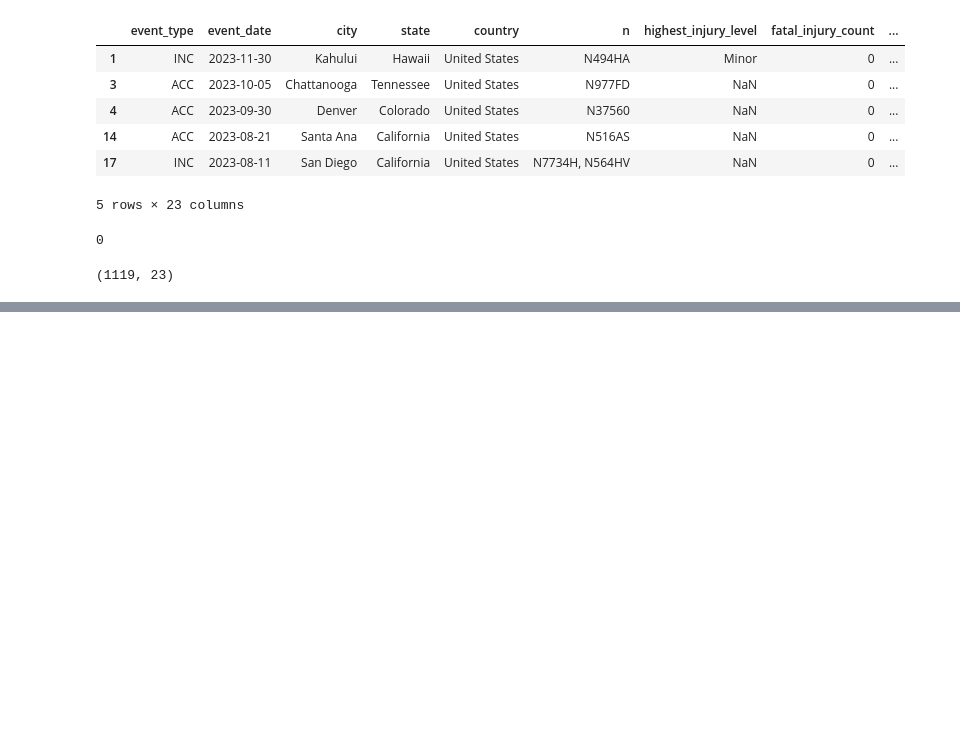
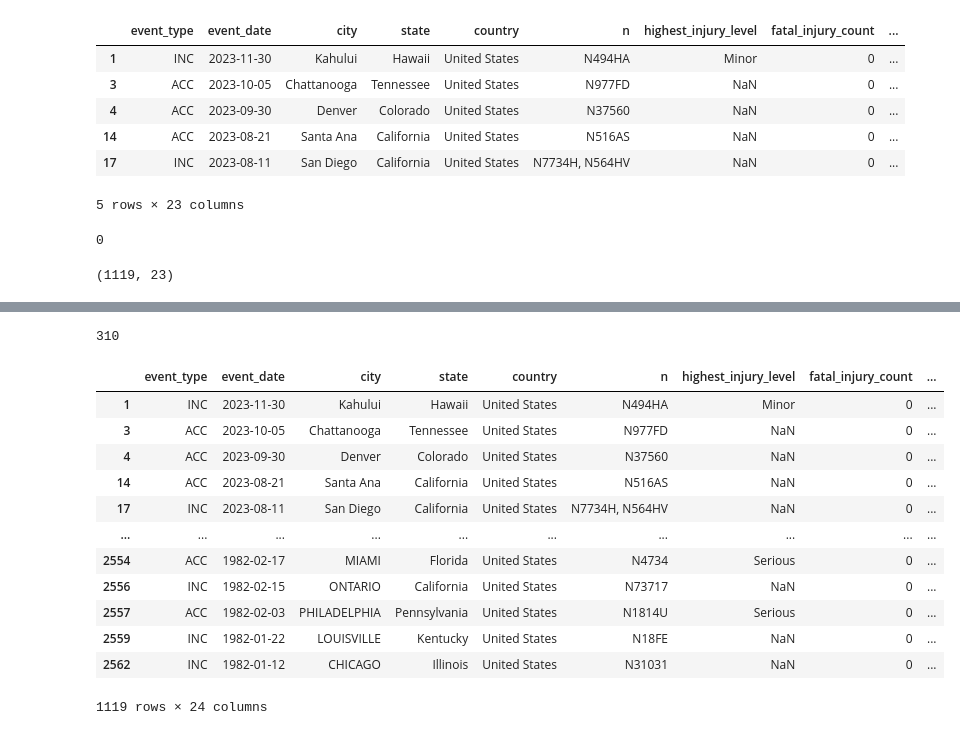
Before and after one commit to FragariaChemist/airline_safety, a Jupyter notebook: operator1_cleanup_hh.ipynb, the cells around one changed output, grey strips where cells are left out. Drawn from its saved outputs; the diff is of its cells as text; code cells hidden in the pictures; blank space fills up the shorter version.

Commit message:
modeling complete

```diff
--- a/operator1_cleanup_hh.ipynb
+++ b/operator1_cleanup_hh.ipynb
@@ -5,7 +5,7 @@ import matplotlib as plt
 
 import re
 # %%
-df = pd.read_csv('../data/aviation_data.csv')
+df = pd.read_csv('../airline_safety/data/aviation_data.csv')
 # %%
 df.head()
 # %% [output]
@@ -303,0 +326,3 @@ airline_filtered_df.shape
+# %%
+#separating damage, will only be using first damage listed
+airline_filtered_df[['aircraft_damage1', 'aircraft_damage2']] = airline_filtered_df['aircraft_damage'].str.split(',', n=1, expand=True)
@@ -303,0 +351,21 @@ airline_filtered_df.shape
+# %%
+airline_filtered_df['aircraft_damage1'].isnull().sum()
+# %% [output]
+310
+# %%
+#dropping aircraft_damage2 column (not needed for our models)
+airline_filtered_df.drop(columns=['aircraft_damage2'])
+# %% [output]
+|  | event_type | event_date | city | state | country | n | highest_injury_level | fatal_injury_count | ... |
+| 1 | INC | 2023-11-30 | Kahului | Hawaii | United States | N494HA | Minor | 0 | ... |
+| 3 | ACC | 2023-10-05 | Chattanooga | Tennessee | United States | N977FD | NaN | 0 | ... |
+| 4 | ACC | 2023-09-30 | Denver | Colorado | United States | N37560 | NaN | 0 | ... |
+| 14 | ACC | 2023-08-21 | Santa Ana | California | United States | N516AS | NaN | 0 | ... |
+| 17 | INC | 2023-08-11 | San Diego | California | United States | N7734H, N564HV | NaN | 0 | ... |
+| ... | ... | ... | ... | ... | ... | ... | ... | ... | ... |
+| 2554 | ACC | 1982-02-17 | MIAMI | Florida | United States | N4734 | Serious | 0 | ... |
+| 2556 | INC | 1982-02-15 | ONTARIO | California | United States | N73717 | NaN | 0 | ... |
+| 2557 | ACC | 1982-02-03 | PHILADELPHIA | Pennsylvania | United States | N1814U | Serious | 0 | ... |
+| 2559 | INC | 1982-01-22 | LOUISVILLE | Kentucky | United States | N18FE | NaN | 0 | ... |
+| 2562 | INC | 1982-01-12 | CHICAGO | Illinois | United States | N31031 | NaN | 0 | ... |
+1119 rows × 24 columns
```
Also changed, not shown: parts of 11 cells of this notebook, 1 other file.
